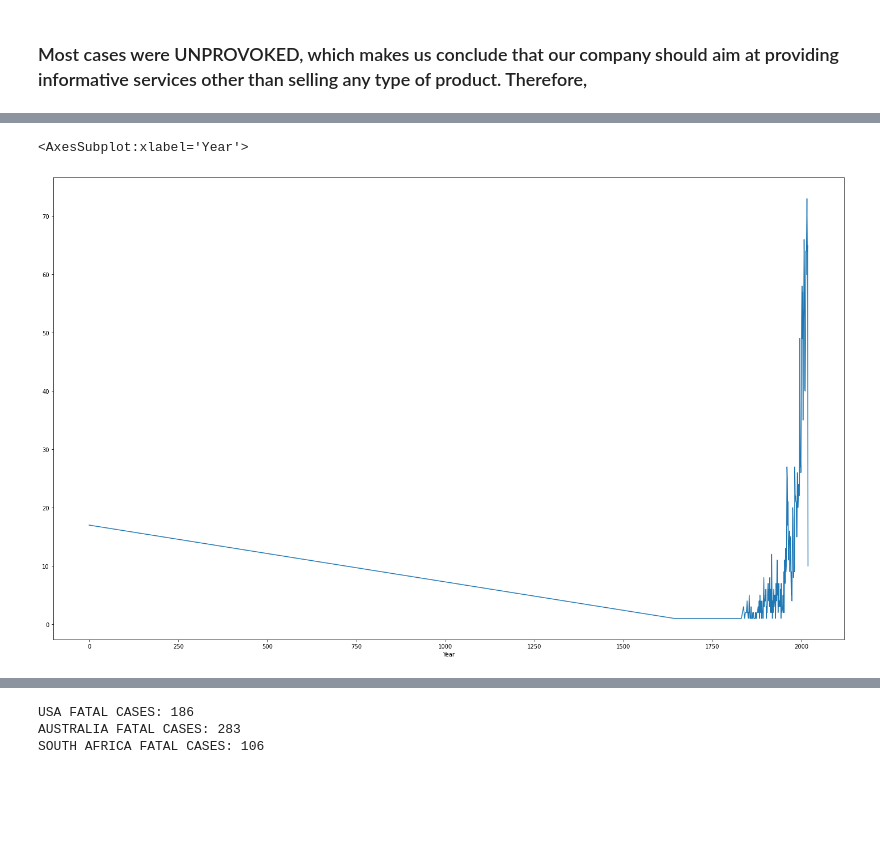
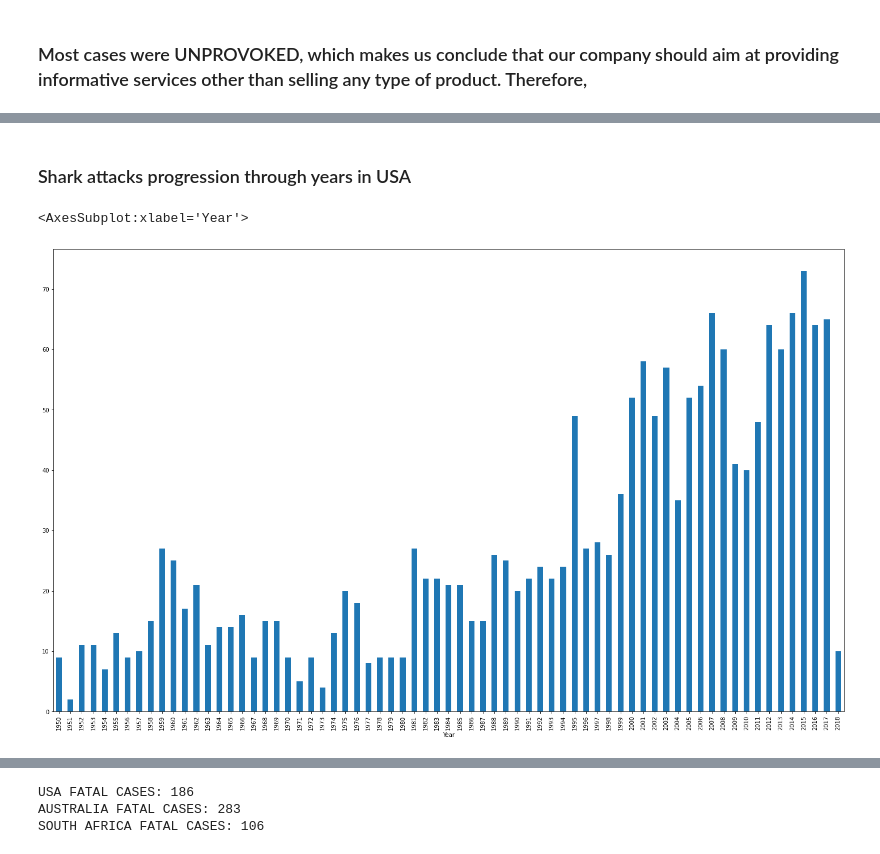
Before and after one commit to rfbj/IRONHACK-DATA-ANALYSIS, a Jupyter notebook: PROJECTS/Data Cleaning - Shark Attack/Data Cleaning - Shark Attack.ipynb, the cells around one changed output, grey strips where cells are left out. Saved outputs shown, nothing was run; the diff lists cells and outputs as text; code cells hidden in the pictures; blank space fills up the shorter version.

```diff
--- a/PROJECTS/Data Cleaning - Shark Attack/Data Cleaning - Shark Attack.ipynb
+++ b/PROJECTS/Data Cleaning - Shark Attack/Data Cleaning - Shark Attack.ipynb
@@ -336,0 +301,7 @@ shark_data2 = shark_data.copy(deep=True)
+# %%
+%matplotlib inline
+shark_data
+shark_data2 = shark_data.copy(deep=True)
+## FUTURE: ADD code to get highest 3 values from value_counts and instead of manually typing values in the code below they would be dynamically set
+shark_data2 = shark_data2[~((shark_data2.loc[:,"Country"] != "USA") & (shark_data2.loc[:,"Country"] != "AUSTRALIA") & (shark_data2.loc[:,"Country"] != "SOUTH AFRICA"))]
+shark_data2["Country"].value_counts().plot(kind="bar",figsize=(20, 10))
@@ -375,6 +329,8 @@ Name: Sex , dtype: int64
+# %% [markdown]
+### Shark attacks progression through years in USA
 # %%
-#shark_data3.groupby(["Country"]).count().plot()
-shark_data3[(shark_data3.loc[:,"Country"] == "USA")].groupby("Year").count()["Country"].plot(figsize=(25, 15))
+shark_data2 = shark_data2[(shark_data2["Year"] >= 1950) & (shark_data2["Year"] <= 2018)]
+shark_data2[(shark_data2.loc[:,"Country"] == "USA")].groupby("Year").count()["Country"].plot(kind="bar",figsize=(25, 15))
 # %% [output]
 <AxesSubplot:xlabel='Year'>
-[figure, old version]
+[figure, new version]
```
Also changed, not shown: parts of 23 cells of this notebook.
